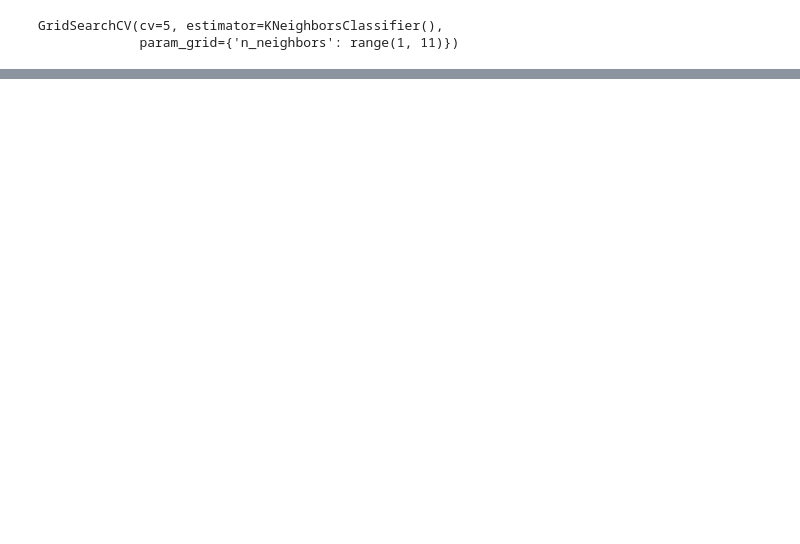
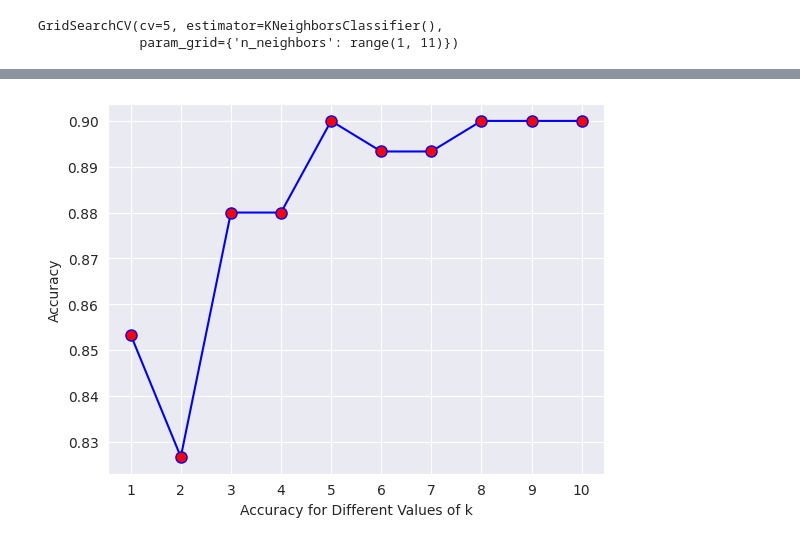
Before and after one commit to IbrahemElsherif/ML_algorithms, a Jupyter notebook: KNN.ipynb, the cells around one changed output, grey strips where cells are left out. Saved outputs shown, nothing was run; the diff lists cells and outputs as text; code cells hidden in the pictures; blank space fills up the shorter version.

```diff
--- a/KNN.ipynb
+++ b/KNN.ipynb
@@ -40,0 +42,17 @@ Accuracy with k=3: 0.89
+# %%
+k_values = range(1, 11)
+accuracies = []
+for k in k_values:
+  knn = KNeighborsClassifier(n_neighbors=k)
+  knn.fit(X_train, y_train)
+  y_pred=knn.predict(X_test)
+  accuracies.append(accuracy_score(y_test, y_pred))
+# %%
+sns.set_style("darkgrid")
+plt.plot(k_values, accuracies, marker='o', linestyle='-', color='b', markerfacecolor='r', markersize=8)
+plt.xlabel('Accuracy for Different Values of k')
+plt.ylabel('Accuracy')
+plt.xticks(k_values)
+plt.show()
+# %% [output]
+[figure, added]
```
Also changed, not shown: parts of 4 cells of this notebook.
